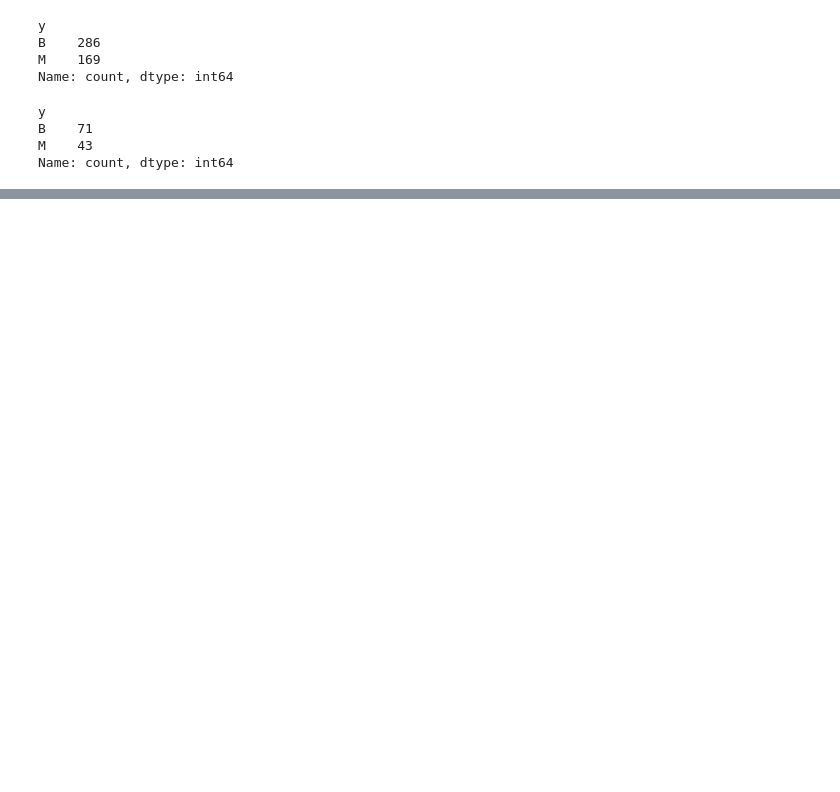
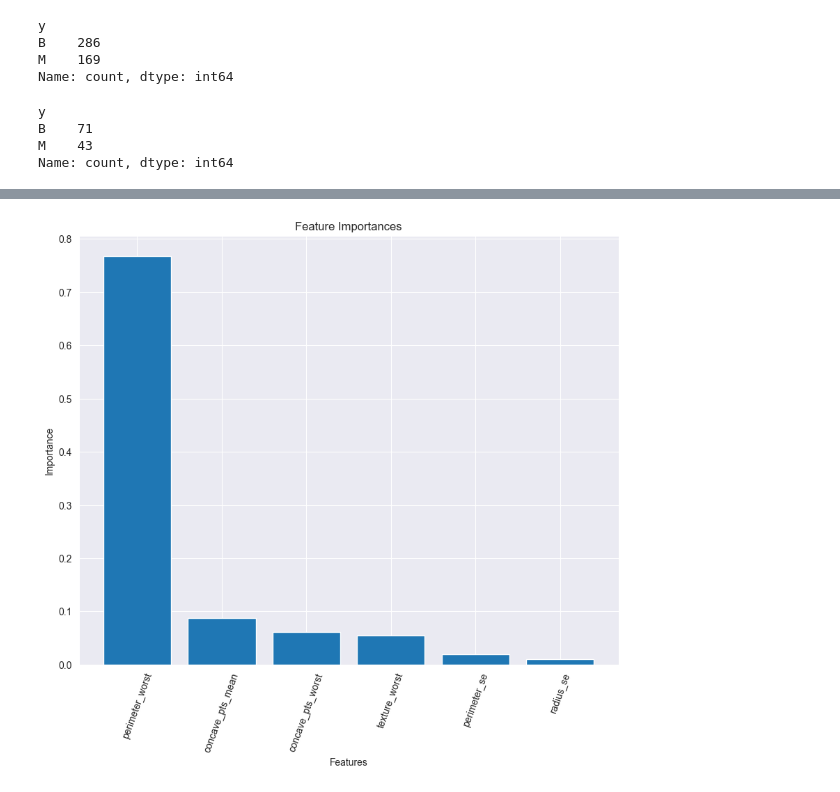
Before and after one commit to muratalkhadam/breast-cancer-prediction, a Jupyter notebook: main.ipynb, the cells around one changed output, grey strips where cells are left out. Drawn from its saved outputs; the diff is of its cells as text; code cells hidden in the pictures; blank space fills up the shorter version.

Commit message:
LogisticRegression, KNeighborsClassifier, DecisionTreeClassifier models added

```diff
--- a/main.ipynb
+++ b/main.ipynb
@@ -131,0 +194,10 @@ Name: count, dtype: int64
+# %%
+dtc_classificator = DecisionTreeClassifier()
+dtc_parameters = {
+    'max_depth': [i for i in range(1, 10)]
+}
+
+dtc_grid_search = GridSearchCV(dtc_classificator, dtc_parameters, cv=5, scoring='accuracy')
+dtc_grid_search.fit(X_train, y_train)
+
+print("Best value for 'max_depth' hyperparameter is", dtc_grid_search.best_params_['max_depth'])
@@ -131,0 +206,8 @@ Name: count, dtype: int64
+# %%
+dtc = dtc_grid_search.best_estimator_
+
+dtc_test_acc = dtc.score(X_test, y_test)
+print("Test accuracy: ", dtc_test_acc)
+
+dtc_train_acc = dtc.score(X_train, y_train)
+print("Train accuracy: ", dtc_train_acc)
@@ -131,0 +230,24 @@ Name: count, dtype: int64
+# %%
+importances = dtc.feature_importances_
+
+sorted_indices = np.argsort(importances)[::-1] #desc
+sorted_importances = importances[sorted_indices]
+
+nonzero_indices = np.nonzero(sorted_importances)
+sorted_importances = sorted_importances[nonzero_indices]
+
+sorted_features = brca.columns[:-1][sorted_indices][nonzero_indices]
+# %%
+plt.figure(figsize=(10, 8))
+plt.bar(range(len(sorted_features)), sorted_importances, tick_label=sorted_features)
+plt.xlabel('Features')
+plt.ylabel('Importance')
+plt.title('Feature Importances')
+plt.xticks(rotation=70)
+
+filename = f'output/decision-tree/feature_importance_{timestamp_str}'
+plt.savefig(filename)
+
+plt.show()
+# %% [output]
+[figure, added]
```
Also changed, not shown: parts of 13 cells of this notebook.
